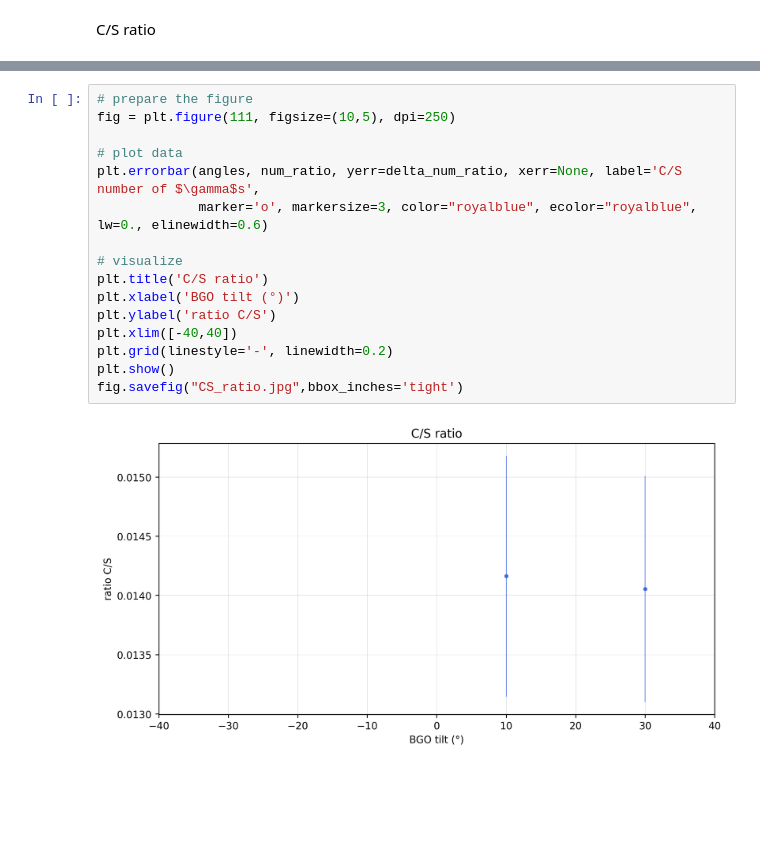
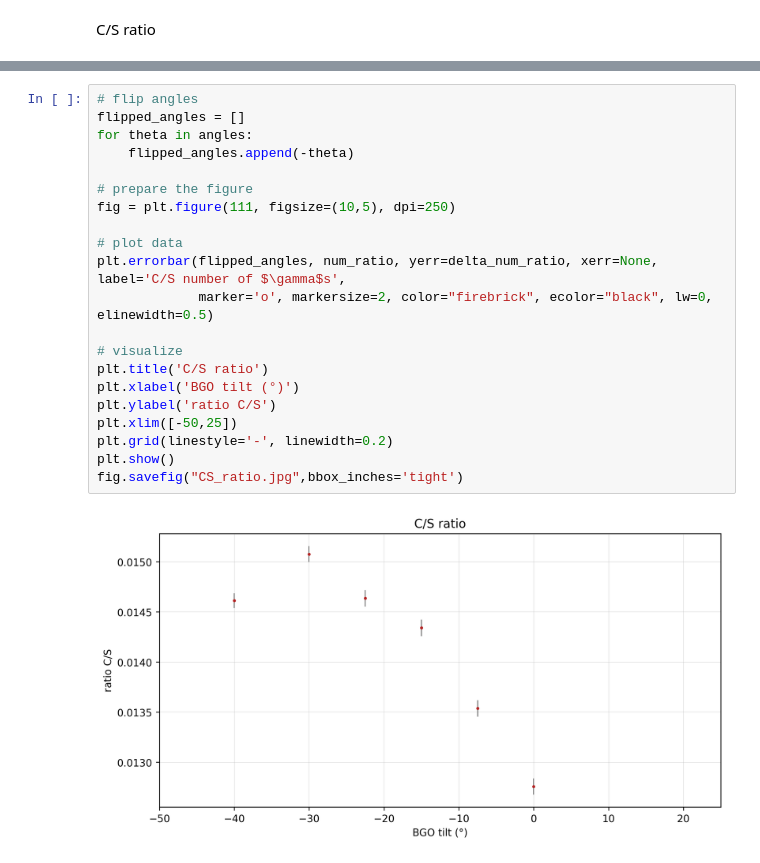
Before and after one commit to emanuelitoss/DreamExperiment, a Jupyter notebook: analysisDreamSimulation/CvsS_Analysis.ipynb, the cells around one changed output, grey strips where cells are left out. Saved outputs shown, nothing was run; the diff lists cells and outputs as text; blank space fills up the shorter version.

```diff
--- a/analysisDreamSimulation/CvsS_Analysis.ipynb
+++ b/analysisDreamSimulation/CvsS_Analysis.ipynb
@@ -64,21 +94,26 @@ C/S ratio
 # %%
+# flip angles
+flipped_angles = []
+for theta in angles:
+    flipped_angles.append(-theta)
+
 # prepare the figure
 fig = plt.figure(111, figsize=(10,5), dpi=250)
 
 # plot data
-plt.errorbar(angles, num_ratio, yerr=delta_num_ratio, xerr=None, label='C/S number of $\gamma$s',
-             marker='o', markersize=3, color="royalblue", ecolor="royalblue", lw=0., elinewidth=0.6)
+plt.errorbar(flipped_angles, num_ratio, yerr=delta_num_ratio, xerr=None, label='C/S number of $\gamma$s',
+             marker='o', markersize=2, color="firebrick", ecolor="black", lw=0, elinewidth=0.5)
 
 # visualize
 plt.title('C/S ratio')
 plt.xlabel('BGO tilt (°)')
 plt.ylabel('ratio C/S')
-plt.xlim([-40,40])
+plt.xlim([-50,25])
 plt.grid(linestyle='-', linewidth=0.2)
 plt.show()
 fig.savefig("CS_ratio.jpg",bbox_inches='tight')
 # %% [output]
-[figure, old version]
+[figure, new version]
 # %%
 # prepare the figure
 fig = plt.figure(111, figsize=(10,5), dpi=250)
```
Also changed, not shown: parts of 15 cells of this notebook, 10 other files.
